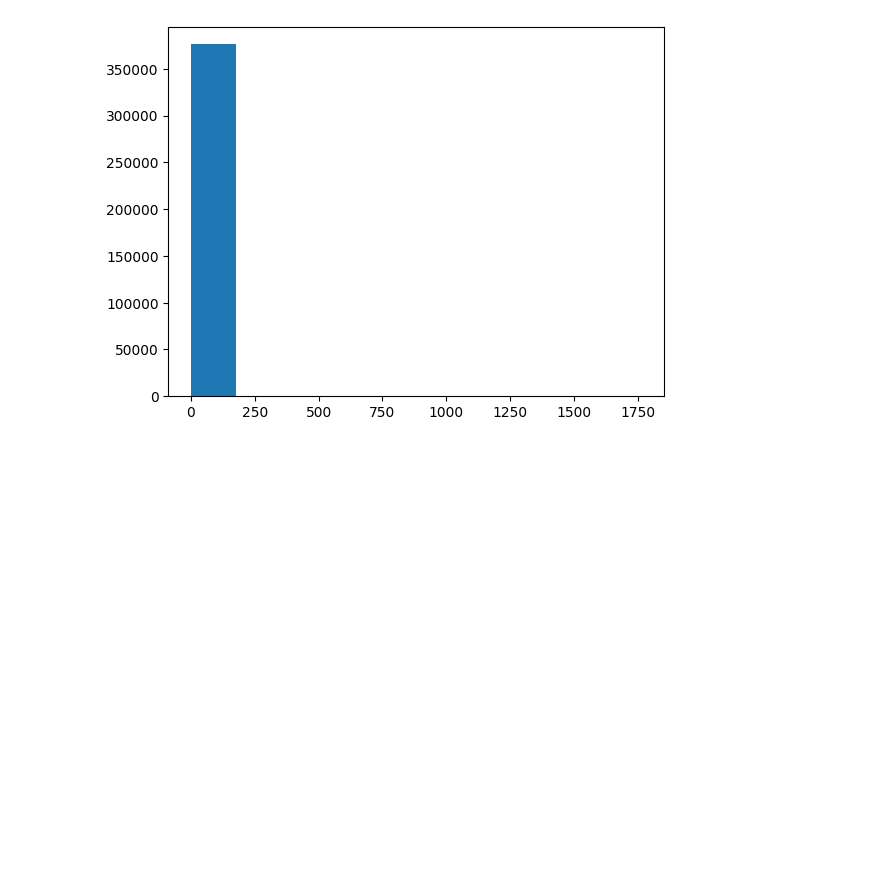
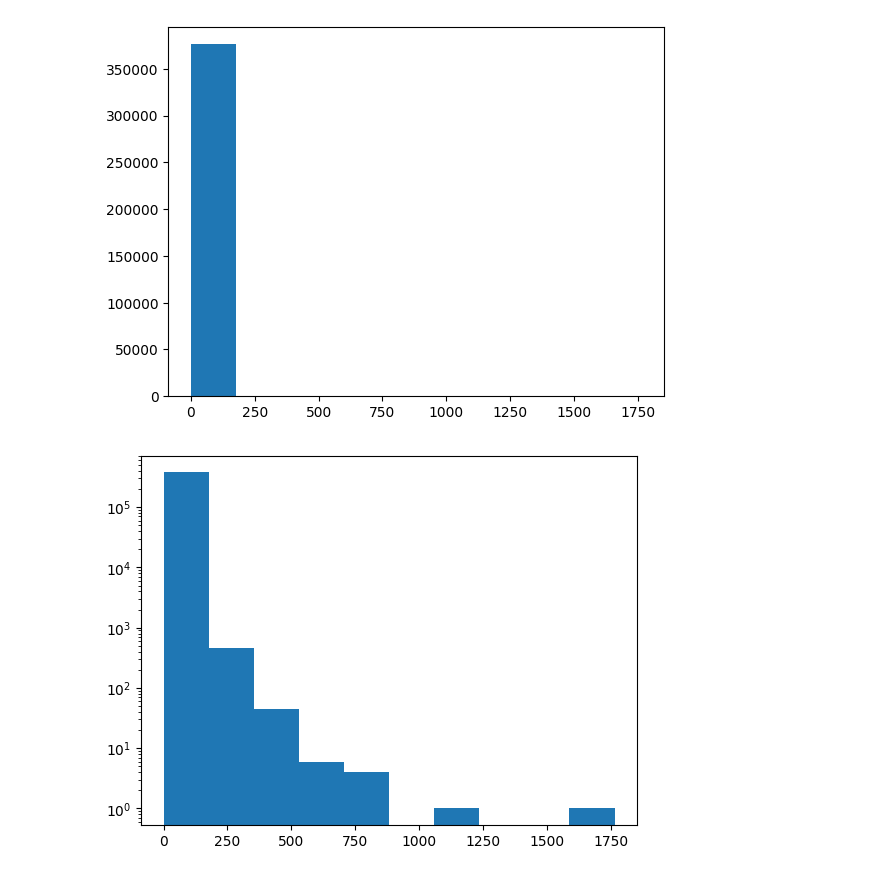
Before and after one commit to tjdrbsrhkseogkrry/-, a Jupyter notebook: Chapter4.ipynb, the cells around one changed output. Saved outputs shown, nothing was run; the diff lists cells and outputs as text; code cells hidden in the pictures; blank space fills up the shorter version.

```diff
--- a/Chapter4.ipynb
+++ b/Chapter4.ipynb
@@ -153,3 +153,9 @@ plt.hist(ns_book7['대출건수'])
 plt.show()
 # %% [output]
 [figure]
+# %%
+plt.hist(ns_book7['대출건수'])
+plt.yscale('log')
+plt.show()
+# %% [output]
+[figure, added]
```
